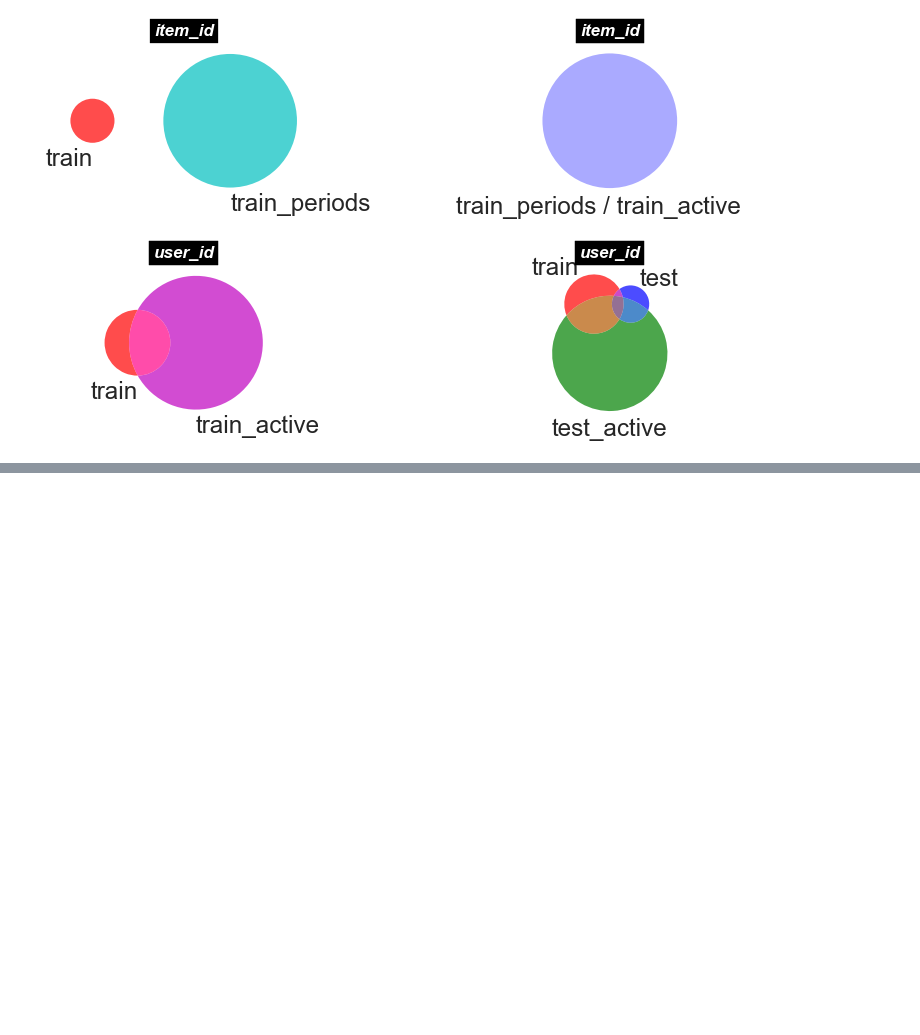
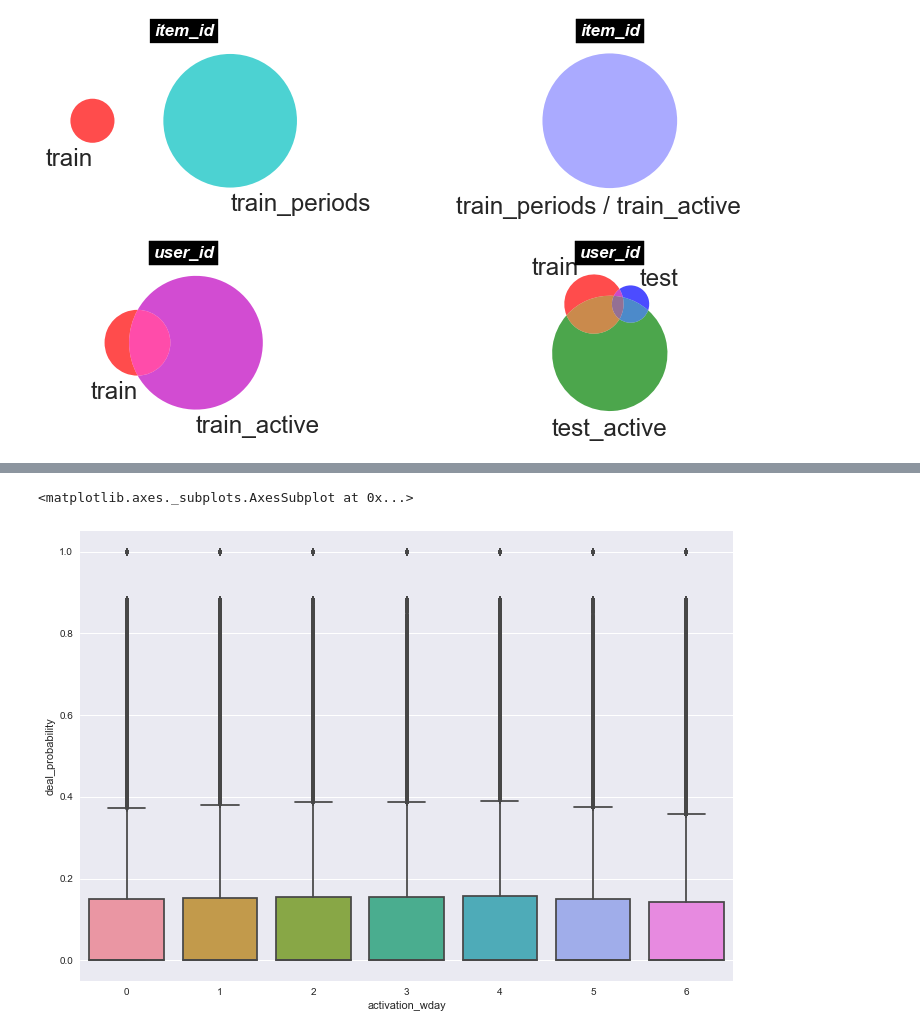
Before and after one commit to albalu/gdso-avito, a Jupyter notebook: visualize_periods.ipynb, the cells around one changed output, grey strips where cells are left out. Drawn from its saved outputs; the diff is of its cells as text; code cells hidden in the pictures; blank space fills up the shorter version.

```diff
--- a/visualize_periods.ipynb
+++ b/visualize_periods.ipynb
@@ -136,0 +142,2 @@ third_act.plot(kind='scatter', x='activation_date_yday', y='deal_probability')
+# %%
+x = mean_act['activation_date_yday']
@@ -143,3 +199,10 @@ df.plot(kind='scatter', x='nlisted', y='deal_probability')
+# %%
+train['activation_wday'] =  train['activation_date'].apply(lambda x: x.dayofweek)
+# %%
+sns.boxplot(x='activation_wday', y='deal_probability', data=train)
+# %% [output]
+<matplotlib.axes._subplots.AxesSubplot at 0x...>
+[figure, added]
 # %%
 #  Category price box plots
 sns.set_style("whitegrid", {'axes.grid' : False})
```
Also changed, not shown: parts of 25 cells of this notebook.
